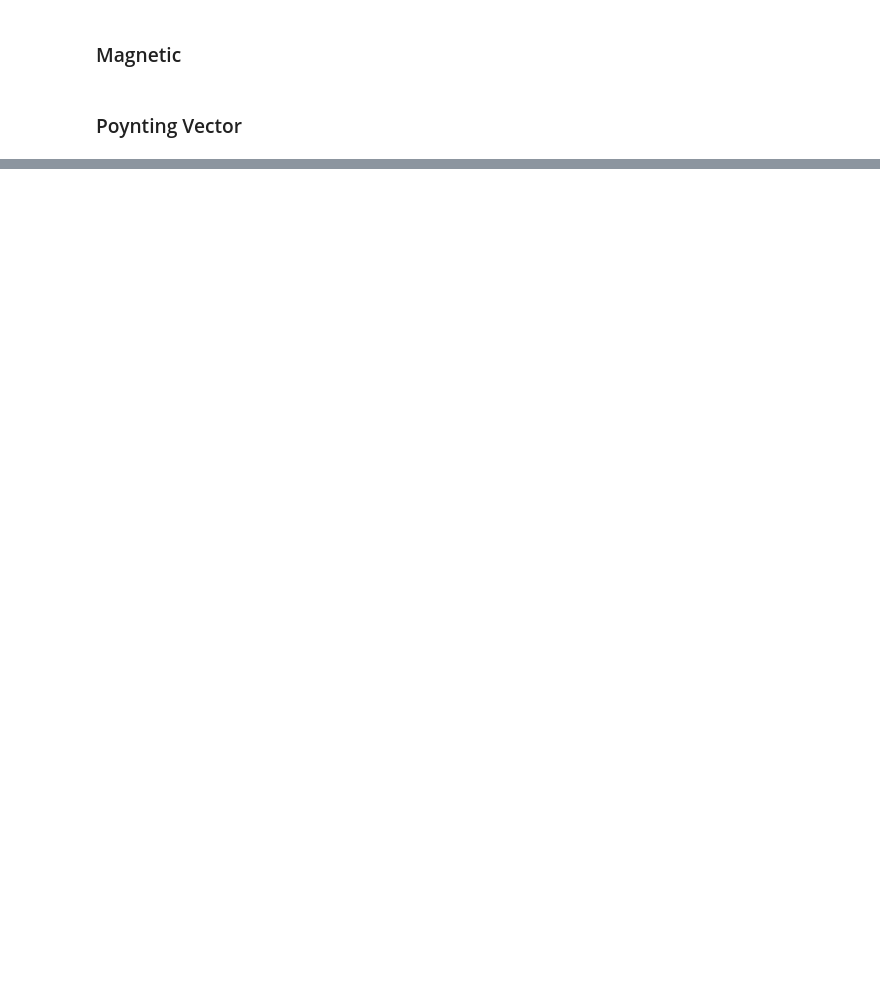
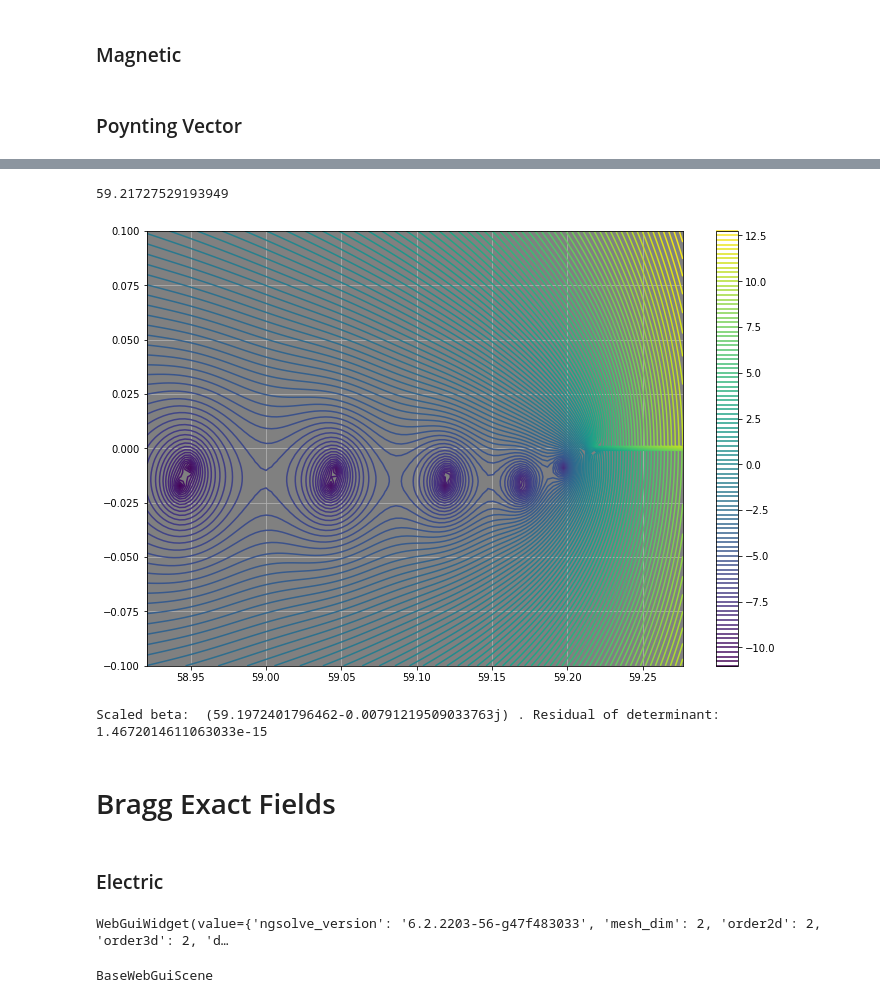
Before and after one commit to frankybuckets/fibermode2, a Jupyter notebook: fiber/microstruct/bragg/notebooks/exact/Bragg_Layered_Fibers/N1/Modes.ipynb, the cells around one changed output, grey strips where cells are left out. Cells and saved outputs as stored; diff of their text form; code cells hidden in the pictures; blank space fills up the shorter version.

```diff
--- a/fiber/microstruct/bragg/notebooks/exact/Bragg_Layered_Fibers/N1/Modes.ipynb
+++ b/fiber/microstruct/bragg/notebooks/exact/Bragg_Layered_Fibers/N1/Modes.ipynb
@@ -90,0 +174,36 @@ cf = ng.CF([jv(ng.sqrt(ng.x**2 + ng.y**2),1),2,3]).Compile(realcompile=True, wai
+# %%
+n_air = 1.00027717
+n_glass = 1.4388164768221814
+
+ns = [lambda x:n_air, lambda x:n_glass, lambda x:n_air]
+
+ts = [4.0775e-05, 1e-5, 4.0775e-05]
+
+mats = ['air', 'glass', 'air']
+
+maxhs = [.1,.015, .1]
+# %%
+B = BraggExact(ts=ts, mats=mats, ns=ns, maxhs=maxhs, wl=wl_res)
+# %%
+k_low = B.k0 * B.ns[0] * B.scale
+k_low
+# %% [output]
+59.21727529193949
+# %%
+outer = 'h2'
+nu = 1
+# %%
+plotlogf(B.determinant, .995*k_low, 1.001*k_low, -.1,.1, nu, outer,
+         iref=100, rref=100, levels=100)
+# %% [output]
+[figure, added]
+# %%
+guess = np.array(.9999 * k_low)
+
+beta1 = newton(B.determinant, guess, args=(nu, outer), tol = 1e-15)
+
+print("Scaled beta: ", beta1, ". Residual of determinant: ", abs(B.determinant(beta1, nu, outer)))
+# %% [output]
+Scaled beta:  (59.1972401796462-0.00791219509033763j) . Residual of determinant:  1.4672014611063033e-15
+# %% [markdown]
+# Bragg Exact Fields
@@ -90,0 +212,7 @@ cf = ng.CF([jv(ng.sqrt(ng.x**2 + ng.y**2),1),2,3]).Compile(realcompile=True, wai
+# %% [markdown]
+### Electric
+# %%
+Draw(FsB['Ez'], B.mesh)
+# %% [output]
+WebGuiWidget(value={'ngsolve_version': '6.2.2203-56-g47f483033', 'mesh_dim': 2, 'order2d': 2, 'order3d': 2, 'd…
+BaseWebGuiScene
```
Also changed, not shown: parts of 22 cells of this notebook, 26 other files.
